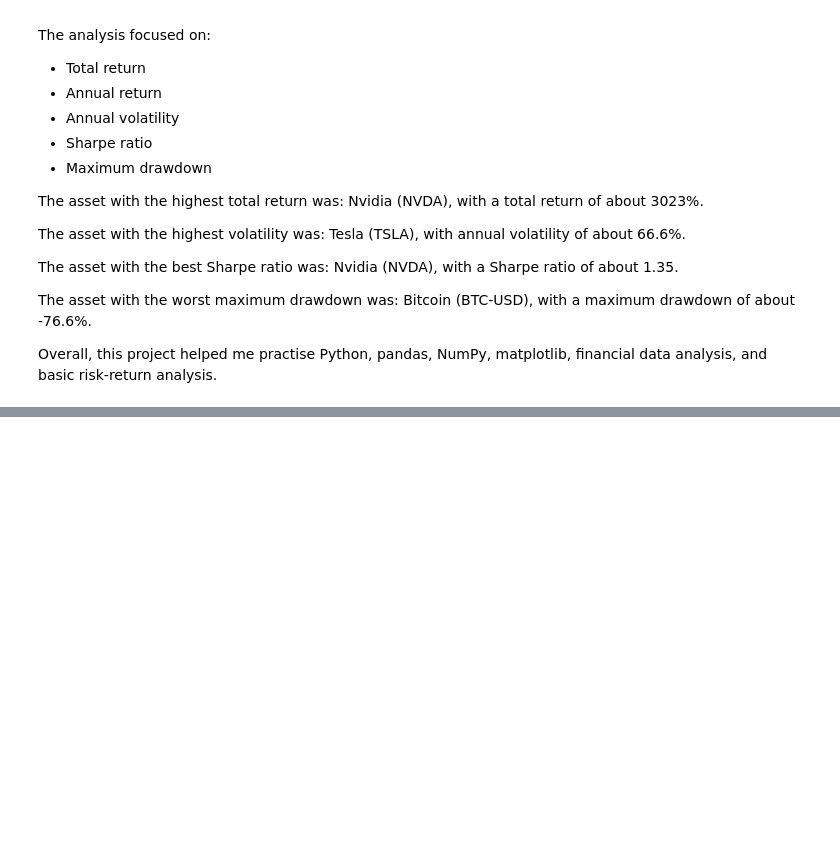
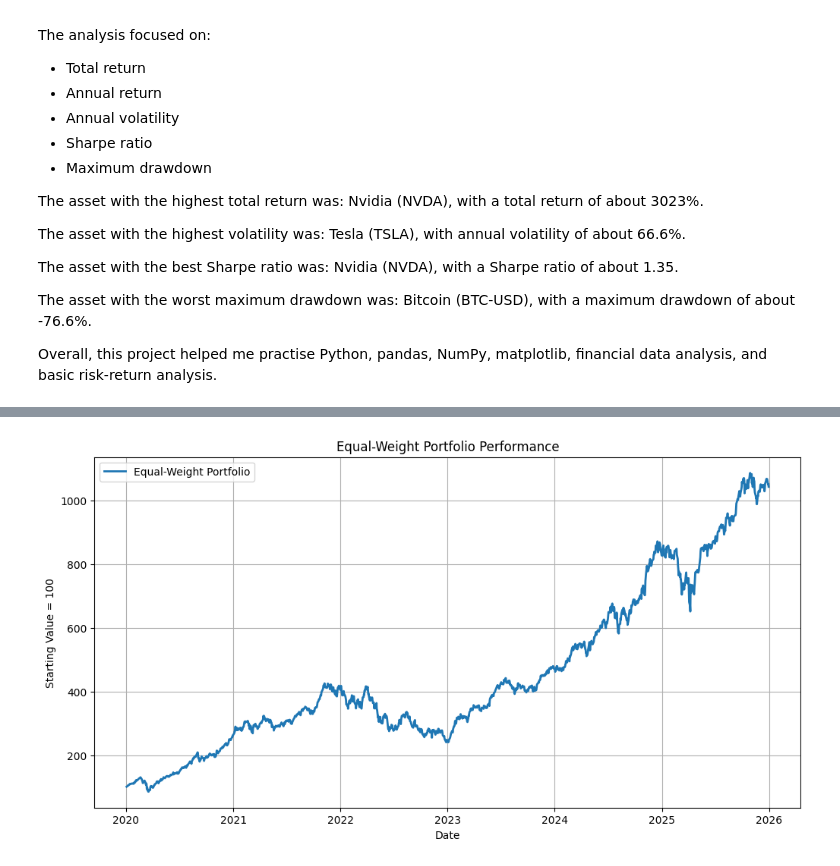
Before and after one commit to komeilzareikar/financial-market-analysis-python, a Jupyter notebook: market_analysis.ipynb, the cells around one changed output, grey strips where cells are left out. Cells and saved outputs as stored; diff of their text form; code cells hidden in the pictures; blank space fills up the shorter version.

```diff
--- a/market_analysis.ipynb
+++ b/market_analysis.ipynb
@@ -233,0 +284,6 @@ Overall, this project helped me practise Python, pandas, NumPy, matplotlib, fina
+# %%
+portfolio_returns = daily_returns.mean(axis=1)
+
+portfolio_cumulative = (1 + portfolio_returns).cumprod() * 100
+
+portfolio_cumulative.head()
@@ -233,0 +299,13 @@ Overall, this project helped me practise Python, pandas, NumPy, matplotlib, fina
+# %%
+plt.figure(figsize=(12, 6))
+
+plt.plot(portfolio_cumulative.index, portfolio_cumulative, label="Equal-Weight Portfolio", linewidth=2)
+
+plt.title("Equal-Weight Portfolio Performance")
+plt.xlabel("Date")
+plt.ylabel("Starting Value = 100")
+plt.legend()
+plt.grid(True)
+plt.show()
+# %% [output]
+[figure, added]
```
Also changed, not shown: parts of 14 cells of this notebook.
